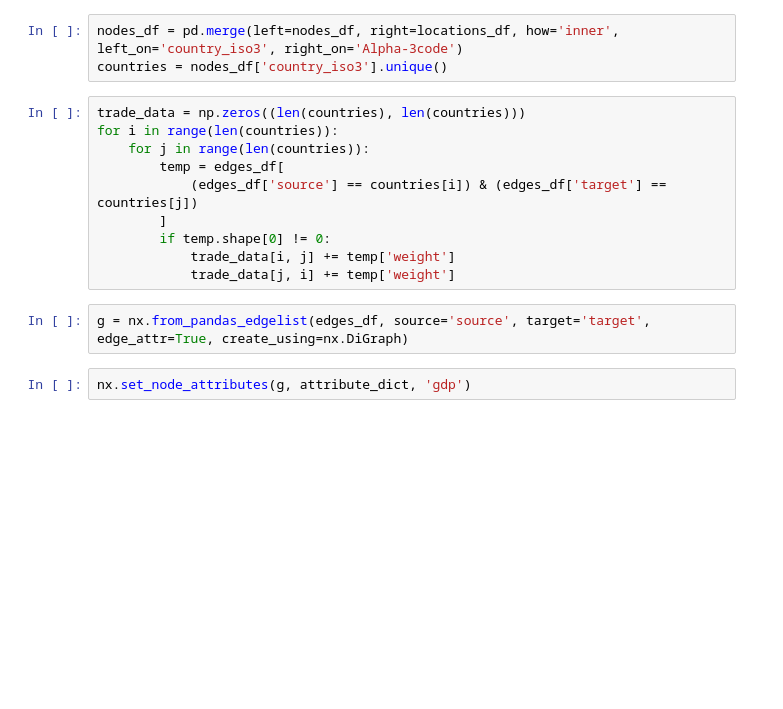
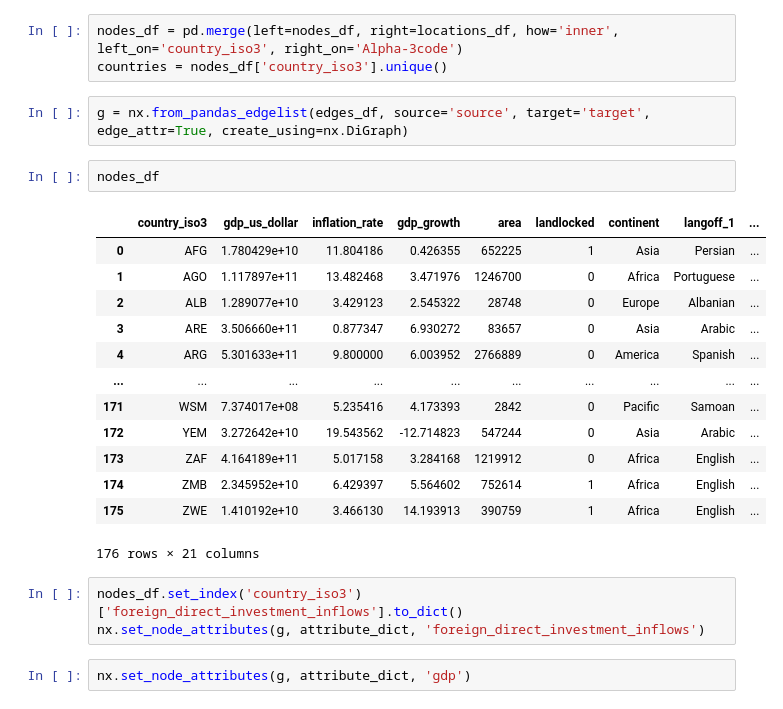
Before and after one commit to kevinkemps/worldLinkPrediction, a Jupyter notebook: gnn.ipynb, the cells around one changed output. Cells and saved outputs as stored; diff of their text form; blank space fills up the shorter version.

```diff
--- a/gnn.ipynb
+++ b/gnn.ipynb
@@ -57,18 +57,27 @@ edges_df.drop(edges_df[edges_df['source'] == edges_df['target']].index, inplace=
 # %%
 nodes_df = pd.merge(left=nodes_df, right=locations_df, how='inner', left_on='country_iso3', right_on='Alpha-3code')
 countries = nodes_df['country_iso3'].unique()
-# %%
-trade_data = np.zeros((len(countries), len(countries)))
-for i in range(len(countries)):
-    for j in range(len(countries)):
-        temp = edges_df[
-            (edges_df['source'] == countries[i]) & (edges_df['target'] == countries[j])
-        ]
-        if temp.shape[0] != 0:
-            trade_data[i, j] += temp['weight']
-            trade_data[j, i] += temp['weight']
 # %%
 g = nx.from_pandas_edgelist(edges_df, source='source', target='target', edge_attr=True, create_using=nx.DiGraph)
+# %%
+nodes_df
+# %% [output]
+|  | country_iso3 | gdp_us_dollar | inflation_rate | gdp_growth | area | landlocked | continent | langoff_1 | ... |
+| 0 | AFG | 1.780429e+10 | 11.804186 | 0.426355 | 652225 | 1 | Asia | Persian | ... |
+| 1 | AGO | 1.117897e+11 | 13.482468 | 3.471976 | 1246700 | 0 | Africa | Portuguese | ... |
+| 2 | ALB | 1.289077e+10 | 3.429123 | 2.545322 | 28748 | 0 | Europe | Albanian | ... |
+| 3 | ARE | 3.506660e+11 | 0.877347 | 6.930272 | 83657 | 0 | Asia | Arabic | ... |
+| 4 | ARG | 5.301633e+11 | 9.800000 | 6.003952 | 2766889 | 0 | America | Spanish | ... |
+| ... | ... | ... | ... | ... | ... | ... | ... | ... | ... |
+| 171 | WSM | 7.374017e+08 | 5.235416 | 4.173393 | 2842 | 0 | Pacific | Samoan | ... |
+| 172 | YEM | 3.272642e+10 | 19.543562 | -12.714823 | 547244 | 0 | Asia | Arabic | ... |
+| 173 | ZAF | 4.164189e+11 | 5.017158 | 3.284168 | 1219912 | 0 | Africa | English | ... |
+| 174 | ZMB | 2.345952e+10 | 6.429397 | 5.564602 | 752614 | 1 | Africa | English | ... |
+| 175 | ZWE | 1.410192e+10 | 3.466130 | 14.193913 | 390759 | 1 | Africa | English | ... |
+176 rows × 21 columns
+# %%
+nodes_df.set_index('country_iso3')['foreign_direct_investment_inflows'].to_dict()
+nx.set_node_attributes(g, attribute_dict, 'foreign_direct_investment_inflows')
 # %%
 nx.set_node_attributes(g, attribute_dict, 'gdp')
 # %%
```
Also changed, not shown: parts of 26 cells of this notebook.
